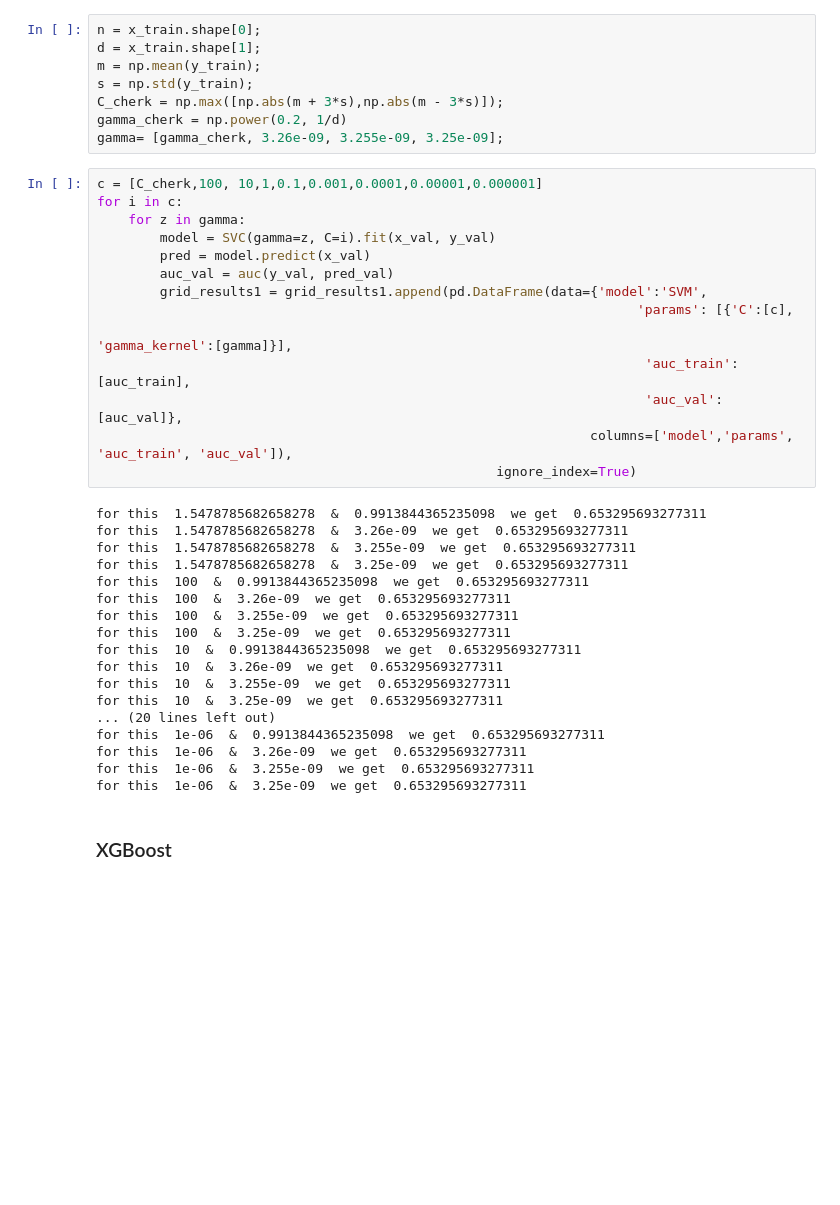
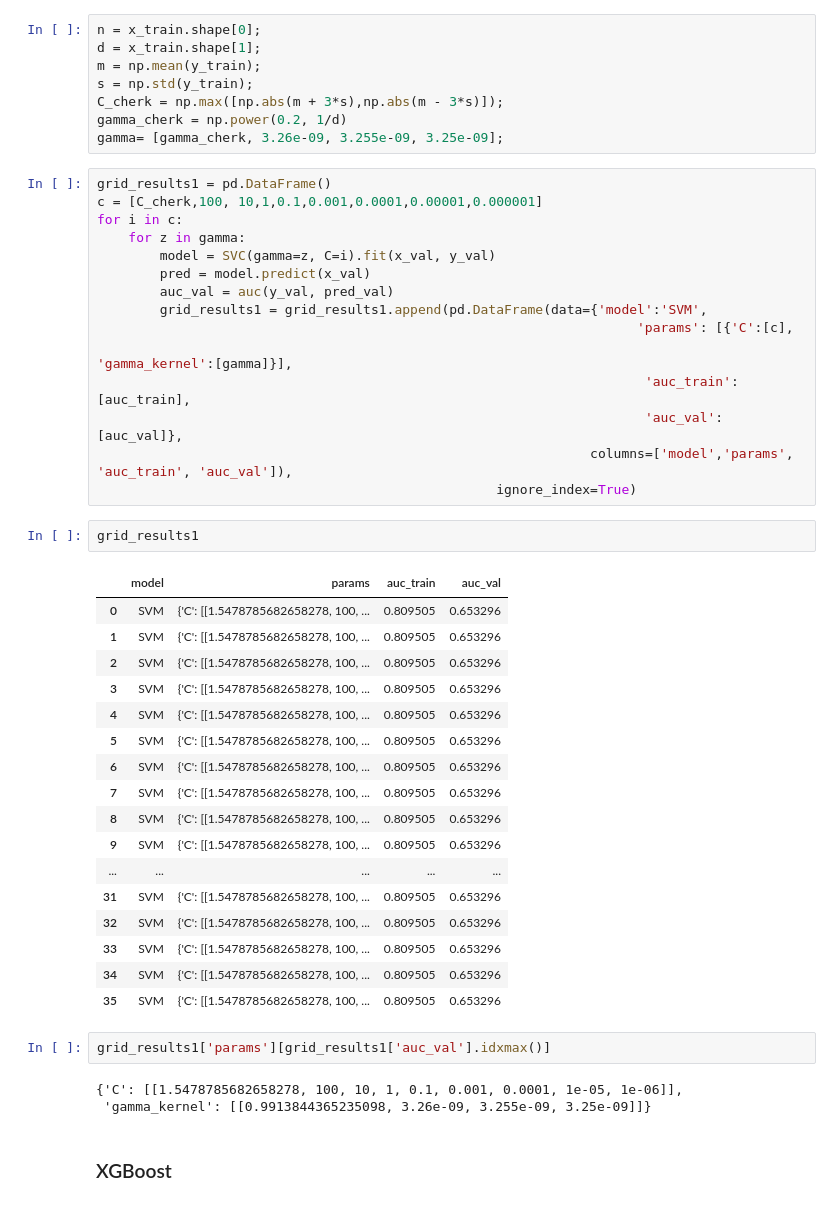
Before and after one commit to lggx/HR_Analysis, a Jupyter notebook: HR Analytics.ipynb, the cells around one changed output. Drawn from its saved outputs; the diff is of its cells as text; blank space fills up the shorter version.

```diff
--- a/HR Analytics.ipynb
+++ b/HR Analytics.ipynb
@@ -749,6 +749,7 @@ C_cherk = np.max([np.abs(m + 3*s),np.abs(m - 3*s)]);
 gamma_cherk = np.power(0.2, 1/d)
 gamma= [gamma_cherk, 3.26e-09, 3.255e-09, 3.25e-09];
 # %%
+grid_results1 = pd.DataFrame()
 c = [C_cherk,100, 10,1,0.1,0.001,0.0001,0.00001,0.000001]
 for i in c:
     for z in gamma:
@@ -762,24 +763,31 @@ for i in c:
                                                                       'auc_val':[auc_val]},
                                                                columns=['model','params', 'auc_train', 'auc_val']),
                                                    ignore_index=True)
-# %% [output]
-for this  1.5478785682658278  &  0.9913844365235098  we get  0.653295693277311
-for this  1.5478785682658278  &  3.26e-09  we get  0.653295693277311
-for this  1.5478785682658278  &  3.255e-09  we get  0.653295693277311
-for this  1.5478785682658278  &  3.25e-09  we get  0.653295693277311
-for this  100  &  0.9913844365235098  we get  0.653295693277311
-for this  100  &  3.26e-09  we get  0.653295693277311
-for this  100  &  3.255e-09  we get  0.653295693277311
-for this  100  &  3.25e-09  we get  0.653295693277311
-for this  10  &  0.9913844365235098  we get  0.653295693277311
-for this  10  &  3.26e-09  we get  0.653295693277311
-for this  10  &  3.255e-09  we get  0.653295693277311
-for this  10  &  3.25e-09  we get  0.653295693277311
-... (20 lines left out)
-for this  1e-06  &  0.9913844365235098  we get  0.653295693277311
-for this  1e-06  &  3.26e-09  we get  0.653295693277311
-for this  1e-06  &  3.255e-09  we get  0.653295693277311
-for this  1e-06  &  3.25e-09  we get  0.653295693277311
+# %%
+grid_results1
+# %% [output]
+|  | model | params | auc_train | auc_val |
+| 0 | SVM | {'C': [[1.5478785682658278, 100, ... | 0.809505 | 0.653296 |
+| 1 | SVM | {'C': [[1.5478785682658278, 100, ... | 0.809505 | 0.653296 |
+| 2 | SVM | {'C': [[1.5478785682658278, 100, ... | 0.809505 | 0.653296 |
+| 3 | SVM | {'C': [[1.5478785682658278, 100, ... | 0.809505 | 0.653296 |
+| 4 | SVM | {'C': [[1.5478785682658278, 100, ... | 0.809505 | 0.653296 |
+| 5 | SVM | {'C': [[1.5478785682658278, 100, ... | 0.809505 | 0.653296 |
+| 6 | SVM | {'C': [[1.5478785682658278, 100, ... | 0.809505 | 0.653296 |
+| 7 | SVM | {'C': [[1.5478785682658278, 100, ... | 0.809505 | 0.653296 |
+| 8 | SVM | {'C': [[1.5478785682658278, 100, ... | 0.809505 | 0.653296 |
+| 9 | SVM | {'C': [[1.5478785682658278, 100, ... | 0.809505 | 0.653296 |
+| ... | ... | ... | ... | ... |
+| 31 | SVM | {'C': [[1.5478785682658278, 100, ... | 0.809505 | 0.653296 |
+| 32 | SVM | {'C': [[1.5478785682658278, 100, ... | 0.809505 | 0.653296 |
+| 33 | SVM | {'C': [[1.5478785682658278, 100, ... | 0.809505 | 0.653296 |
+| 34 | SVM | {'C': [[1.5478785682658278, 100, ... | 0.809505 | 0.653296 |
+| 35 | SVM | {'C': [[1.5478785682658278, 100, ... | 0.809505 | 0.653296 |
+# %%
+grid_results1['params'][grid_results1['auc_val'].idxmax()]
+# %% [output]
+{'C': [[1.5478785682658278, 100, 10, 1, 0.1, 0.001, 0.0001, 1e-05, 1e-06]],
+ 'gamma_kernel': [[0.9913844365235098, 3.26e-09, 3.255e-09, 3.25e-09]]}
 # %% [markdown]
 ### XGBoost
 # %%
```
Also changed, not shown: parts of 1 cell of this notebook.
